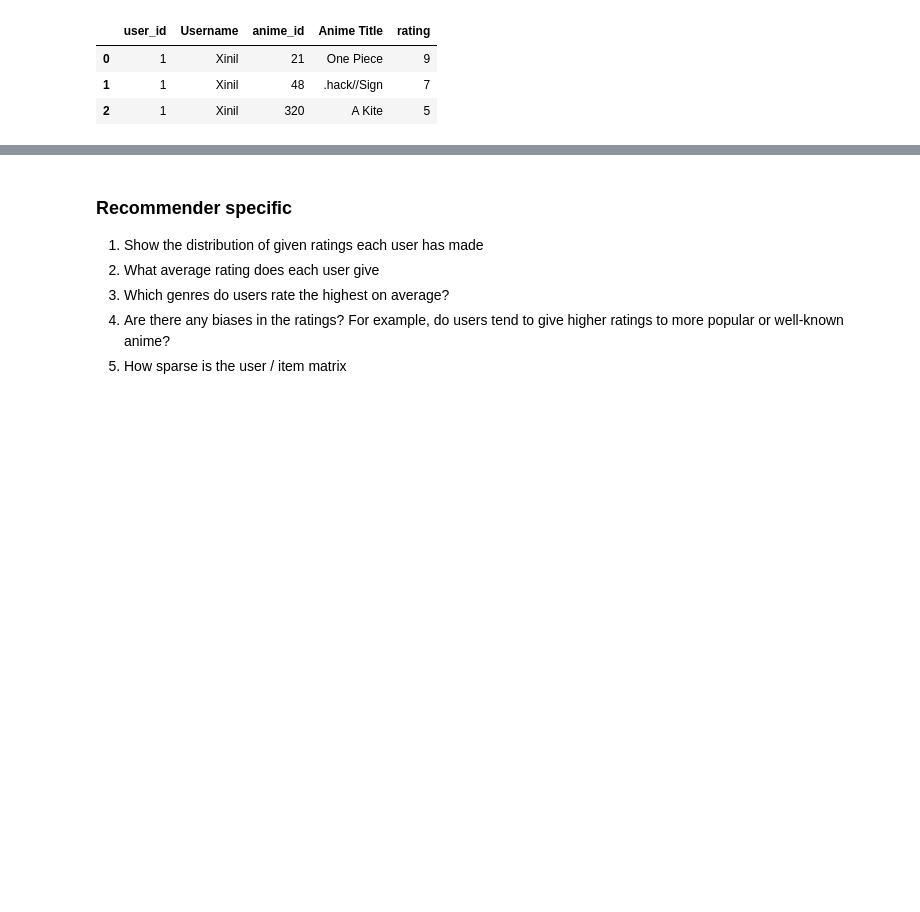
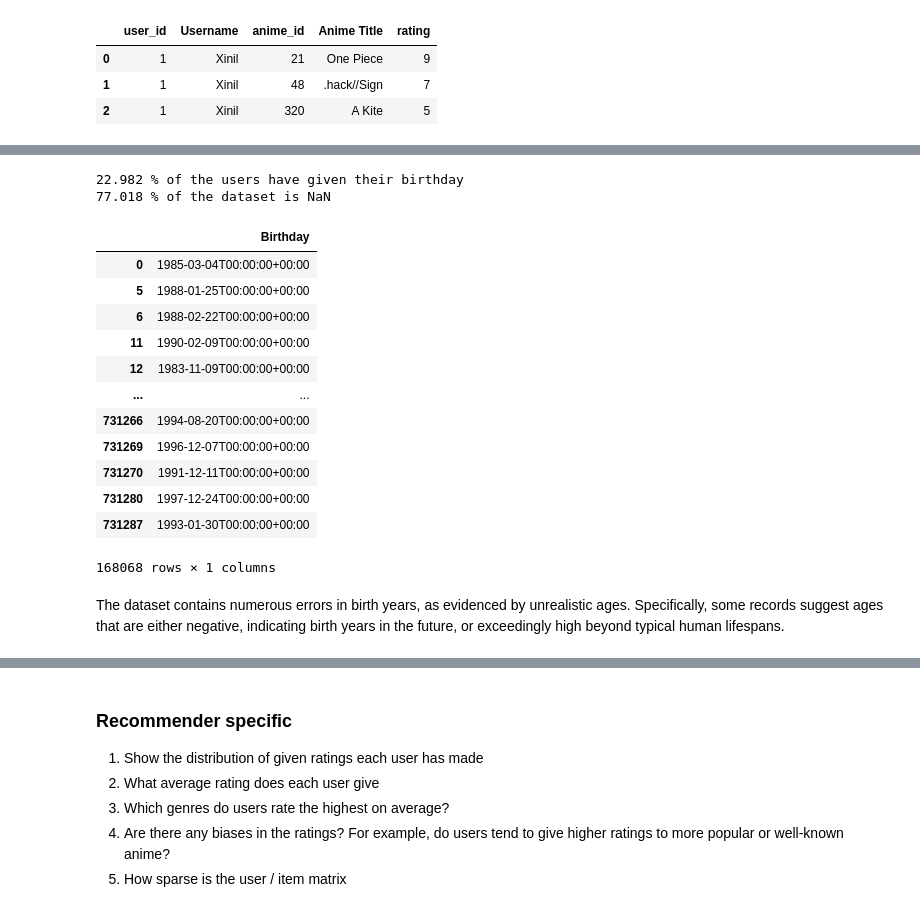
Before and after one commit to hoangviet-nguyen/anime-recommendation, a Jupyter notebook: notebooks/exploration.ipynb, the cells around one changed output, grey strips where cells are left out. Saved outputs shown, nothing was run; the diff lists cells and outputs as text; code cells hidden in the pictures; blank space fills up the shorter version.

```diff
--- a/notebooks/exploration.ipynb
+++ b/notebooks/exploration.ipynb
@@ -116,0 +123,33 @@ df_user_score.head(3)
+# %%
+'''
+The code snippet below calculates the percentage of users who have provided their birthdate
+and the percentage of missing values (NaN) in the dataset.
+It also shows the date format used
+'''
+birthdays = df_user_details[["Birthday"]].dropna()
+total = len(df_user_details["Birthday"])
+num_birthdays = len(df_user_details["Birthday"].dropna())
+num_nan = total - num_birthdays
+ratio_factor = 100 / total
+
+print(f"{(num_birthdays * ratio_factor):.3f} % of the users have given their birthday")
+print(f"{(num_nan * ratio_factor):.3f} % of the dataset is NaN")
+birthdays
+# %% [output]
+22.982 % of the users have given their birthday
+77.018 % of the dataset is NaN
+|  | Birthday |
+| 0 | 1985-03-04T00:00:00+00:00 |
+| 5 | 1988-01-25T00:00:00+00:00 |
+| 6 | 1988-02-22T00:00:00+00:00 |
+| 11 | 1990-02-09T00:00:00+00:00 |
+| 12 | 1983-11-09T00:00:00+00:00 |
+| ... | ... |
+| 731266 | 1994-08-20T00:00:00+00:00 |
+| 731269 | 1996-12-07T00:00:00+00:00 |
+| 731270 | 1991-12-11T00:00:00+00:00 |
+| 731280 | 1997-12-24T00:00:00+00:00 |
+| 731287 | 1993-01-30T00:00:00+00:00 |
+168068 rows × 1 columns
+# %% [markdown]
+The dataset contains numerous errors in birth years, as evidenced by unrealistic ages. Specifically, some records suggest ages that are either negative, indicating birth years in the future, or exceedingly high beyond typical human lifespans.
```
Also changed, not shown: parts of 14 cells of this notebook.
